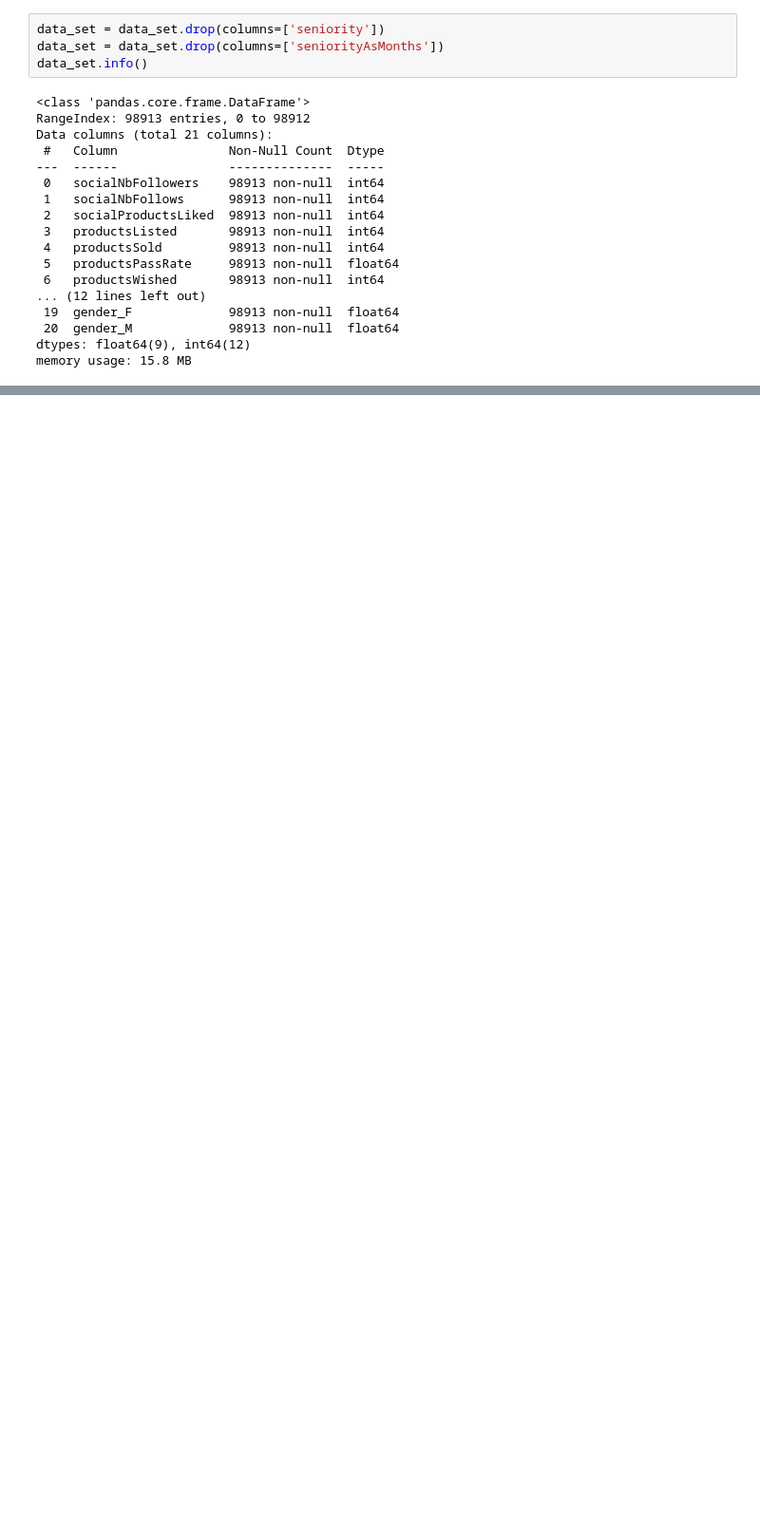
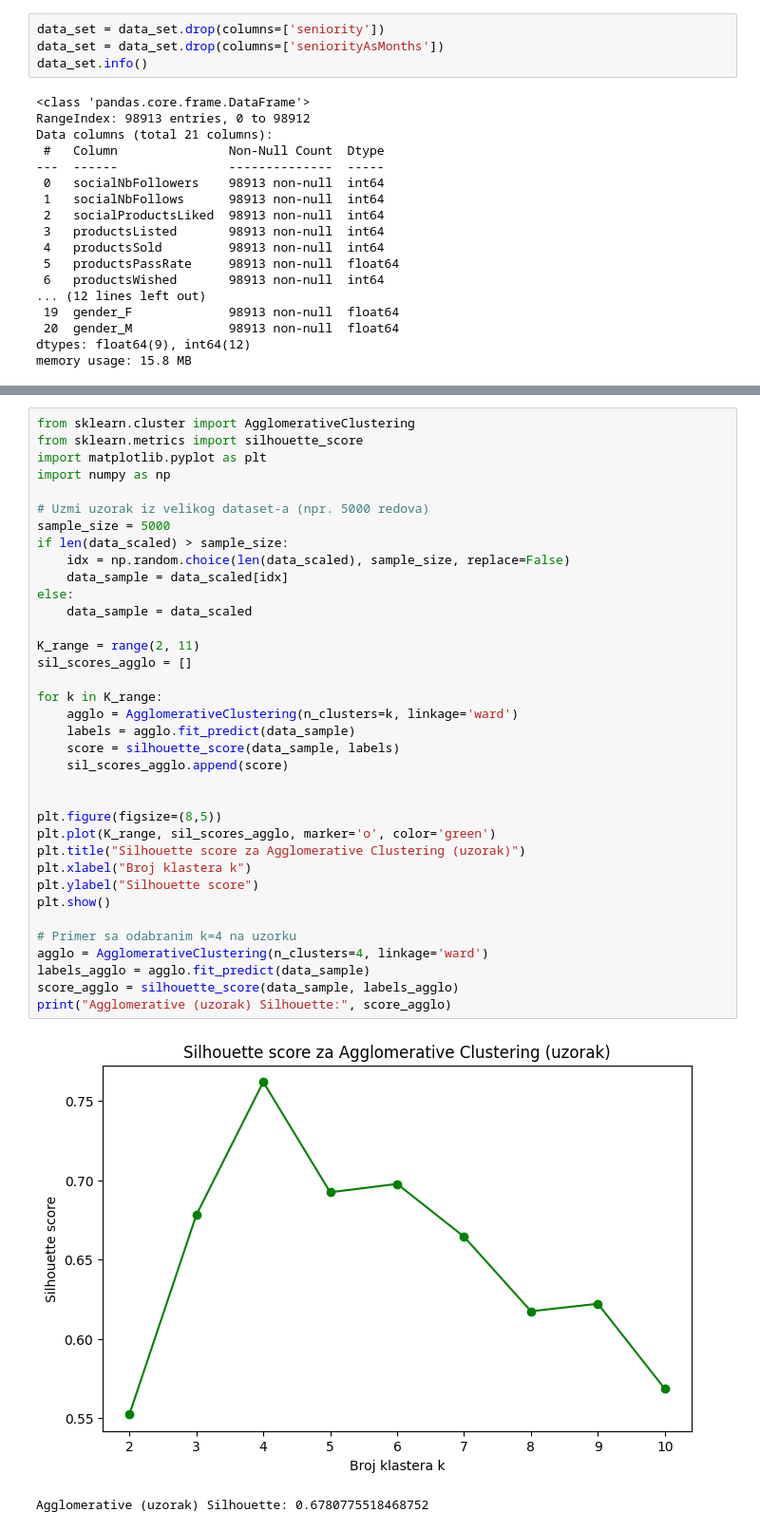
Before and after one commit to Stefan-011/Machine-learning-clustering, a Jupyter notebook: notebook_project.ipynb, the cells around one changed output, grey strips where cells are left out. Shown at 95% size. Cells and saved outputs as stored; diff of their text form; blank space fills up the shorter version.

```diff
--- a/notebook_project.ipynb
+++ b/notebook_project.ipynb
@@ -310,0 +530,39 @@ memory usage: 15.8 MB
+# %%
+from sklearn.cluster import AgglomerativeClustering
+from sklearn.metrics import silhouette_score
+import matplotlib.pyplot as plt
+import numpy as np
+
+# Uzmi uzorak iz velikog dataset-a (npr. 5000 redova)
+sample_size = 5000
+if len(data_scaled) > sample_size:
+    idx = np.random.choice(len(data_scaled), sample_size, replace=False)
+    data_sample = data_scaled[idx]
+else:
+    data_sample = data_scaled
+
+K_range = range(2, 11)
+sil_scores_agglo = []
+
+for k in K_range:
+    agglo = AgglomerativeClustering(n_clusters=k, linkage='ward')
+    labels = agglo.fit_predict(data_sample)
+    score = silhouette_score(data_sample, labels)
+    sil_scores_agglo.append(score)
+
+
+plt.figure(figsize=(8,5))
+plt.plot(K_range, sil_scores_agglo, marker='o', color='green')
+plt.title("Silhouette score za Agglomerative Clustering (uzorak)")
+plt.xlabel("Broj klastera k")
+plt.ylabel("Silhouette score")
+plt.show()
+
+# Primer sa odabranim k=4 na uzorku
+agglo = AgglomerativeClustering(n_clusters=4, linkage='ward')
+labels_agglo = agglo.fit_predict(data_sample)
+score_agglo = silhouette_score(data_sample, labels_agglo)
+print("Agglomerative (uzorak) Silhouette:", score_agglo)
+# %% [output]
+[figure, added]
+Agglomerative (uzorak) Silhouette: 0.6780775518468752
```
Also changed, not shown: parts of 54 cells of this notebook.
